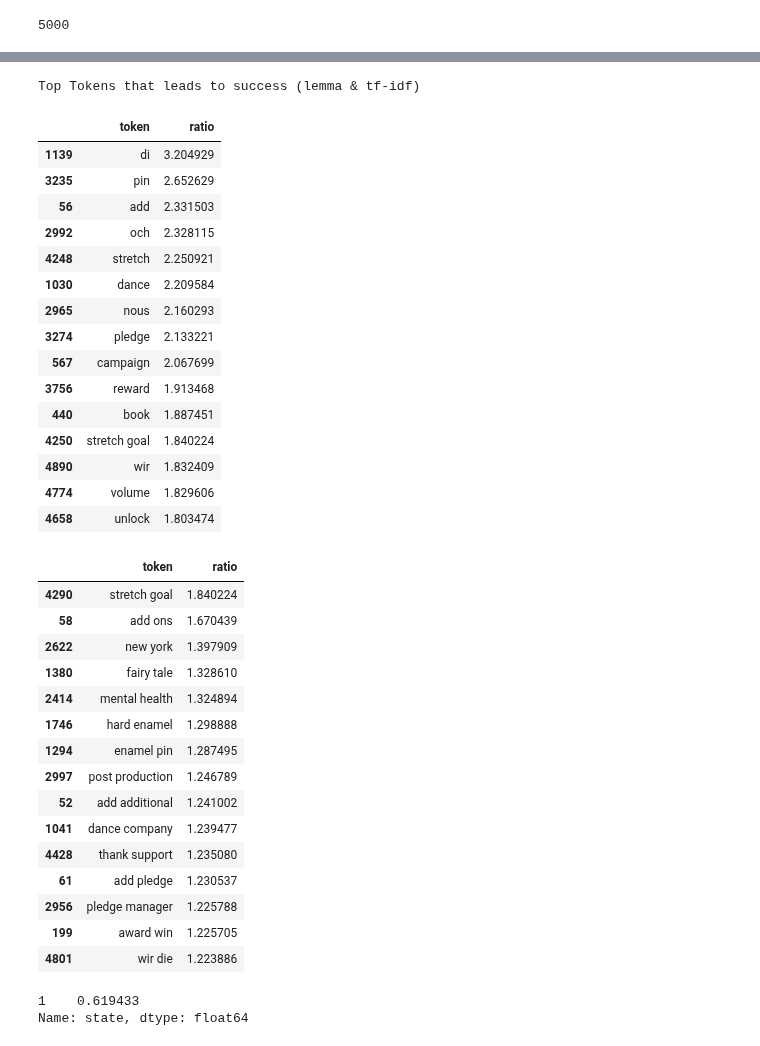
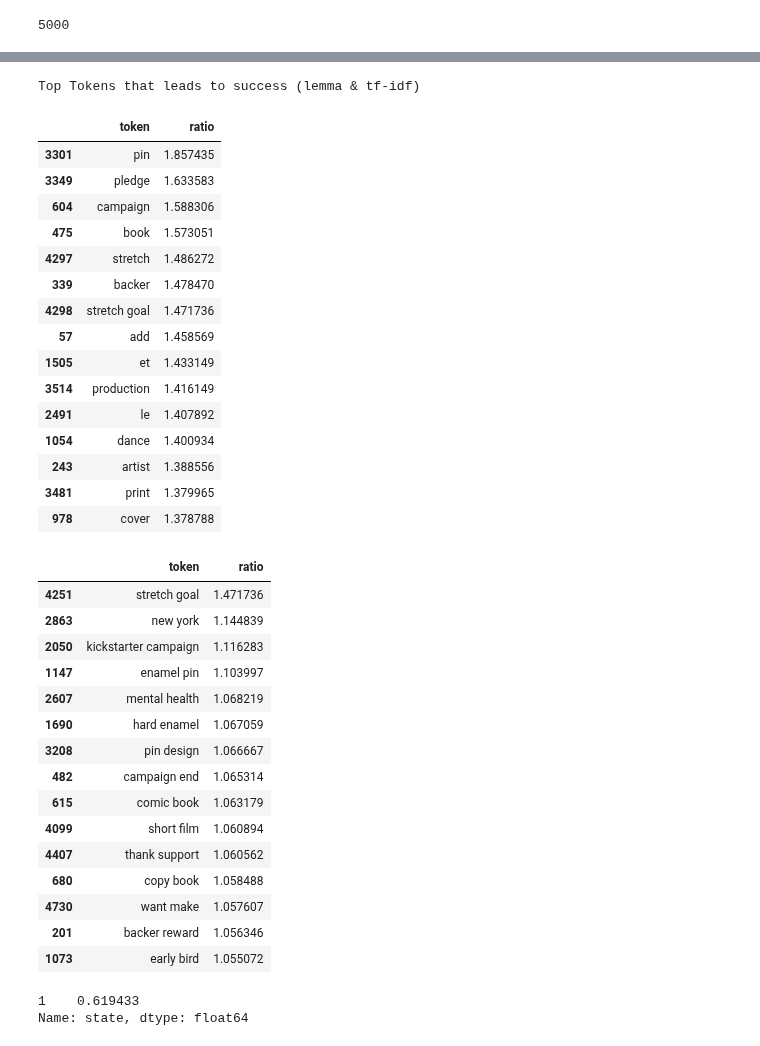
Before and after one commit to chuabern/BT4222_GrpProject, a Jupyter notebook: Text&Sentiment.ipynb, the cells around one changed output, grey strips where cells are left out. Drawn from its saved outputs; the diff is of its cells as text; code cells hidden in the pictures.

```diff
--- a/Text&Sentiment.ipynb
+++ b/Text&Sentiment.ipynb
@@ -107,0 +119,2 @@ data_text["comments"][39]
+# %%
+pd.set_option('display.max_colwidth', 500)
@@ -356,7 +403,7 @@ Validation Accuracy:  0.708502024291498
 #### Score is about the same, but maybe test for interpretability
 # %%
 #Get most predictable word for each class
-vect = TfidfVectorizer(ngram_range=(1, 2), min_df=2, max_features=5000, max_df=0.5, norm=None, stop_words='english')
+vect = CountVectorizer(ngram_range=(1, 2), max_features=5000, max_df=0.3, min_df=2, stop_words='english')
 
 X_train_dtm = vect.fit_transform(X_train)
 X_test_dtm = vect.transform(X_test)
@@ -405,56 +452,56 @@ success_tokens.sort_values("ratio", ascending=False).head(15)
 # %% [output]
 Top Tokens that leads to success (lemma & tf-idf)
 |  | token | ratio |
-| 1139 | di | 3.204929 |
-| 3235 | pin | 2.652629 |
-| 56 | add | 2.331503 |
-| 2992 | och | 2.328115 |
-| 4248 | stretch | 2.250921 |
-| 1030 | dance | 2.209584 |
-| 2965 | nous | 2.160293 |
-| 3274 | pledge | 2.133221 |
-| 567 | campaign | 2.067699 |
-| 3756 | reward | 1.913468 |
-| 440 | book | 1.887451 |
-| 4250 | stretch goal | 1.840224 |
-| 4890 | wir | 1.832409 |
-| 4774 | volume | 1.829606 |
-| 4658 | unlock | 1.803474 |
+| 3301 | pin | 1.857435 |
+| 3349 | pledge | 1.633583 |
+| 604 | campaign | 1.588306 |
+| 475 | book | 1.573051 |
+| 4297 | stretch | 1.486272 |
+| 339 | backer | 1.478470 |
+| 4298 | stretch goal | 1.471736 |
+| 57 | add | 1.458569 |
+| 1505 | et | 1.433149 |
+| 3514 | production | 1.416149 |
+| 2491 | le | 1.407892 |
+| 1054 | dance | 1.400934 |
+| 243 | artist | 1.388556 |
+| 3481 | print | 1.379965 |
+| 978 | cover | 1.378788 |
 # %%
 #looking at 2 for success story (might be more meaningful)
 
-vect = TfidfVectorizer(ngram_range=(2, 2), min_df=2, max_features=5000, max_df=0.5, norm=None, stop_words='english')
+vect = CountVectorizer(ngram_range=(2, 2), max_features=5000, max_df=0.3, min_df=2, stop_words='english')
 
 X_train_dtm = vect.fit_transform(X_train)
 X_test_dtm = vect.transform(X_test)
 
 nb = MultinomialNB()
 nb.fit(X_train_dtm, y_train)
 y_pred_class = nb.predict(X_test_dtm)
 
 fail_token_ratio = nb.feature_count_[0] / nb.class_count_[0]
 success_token_ratio = nb.feature_count_[1] / nb.class_count_[1]
 
 success_tokens = {'token': vect.get_feature_names(), 'ratio': (success_token_ratio+1)/(fail_token_ratio+1)}
 success_tokens = pd.DataFrame(data=success_tokens)
 success_tokens.sort_values("ratio", ascending=False).head(15)
 # %% [output]
 |  | token | ratio |
-| 4290 | stretch goal | 1.840224 |
-| 58 | add ons | 1.670439 |
-| 2622 | new york | 1.397909 |
-| 1380 | fairy tale | 1.328610 |
-| 2414 | mental health | 1.324894 |
-| 1746 | hard enamel | 1.298888 |
-| 1294 | enamel pin | 1.287495 |
-| 2997 | post production | 1.246789 |
-| 52 | add additional | 1.241002 |
-| 1041 | dance company | 1.239477 |
-| 4428 | thank support | 1.235080 |
-| 61 | add pledge | 1.230537 |
-| 2956 | pledge manager | 1.225788 |
-| 199 | award win | 1.225705 |
-| 4801 | wir die | 1.223886 |
+| 4251 | stretch goal | 1.471736 |
+| 2863 | new york | 1.144839 |
+| 2050 | kickstarter campaign | 1.116283 |
+| 1147 | enamel pin | 1.103997 |
+| 2607 | mental health | 1.068219 |
+| 1690 | hard enamel | 1.067059 |
+| 3208 | pin design | 1.066667 |
+| 482 | campaign end | 1.065314 |
+| 615 | comic book | 1.063179 |
+| 4099 | short film | 1.060894 |
+| 4407 | thank support | 1.060562 |
+| 680 | copy book | 1.058488 |
+| 4730 | want make | 1.057607 |
+| 201 | backer reward | 1.056346 |
+| 1073 | early bird | 1.055072 |
 # %%
 y_test.value_counts().head(1) / y_test.shape
 # %% [output]
```
Also changed, not shown: parts of 22 cells of this notebook.
